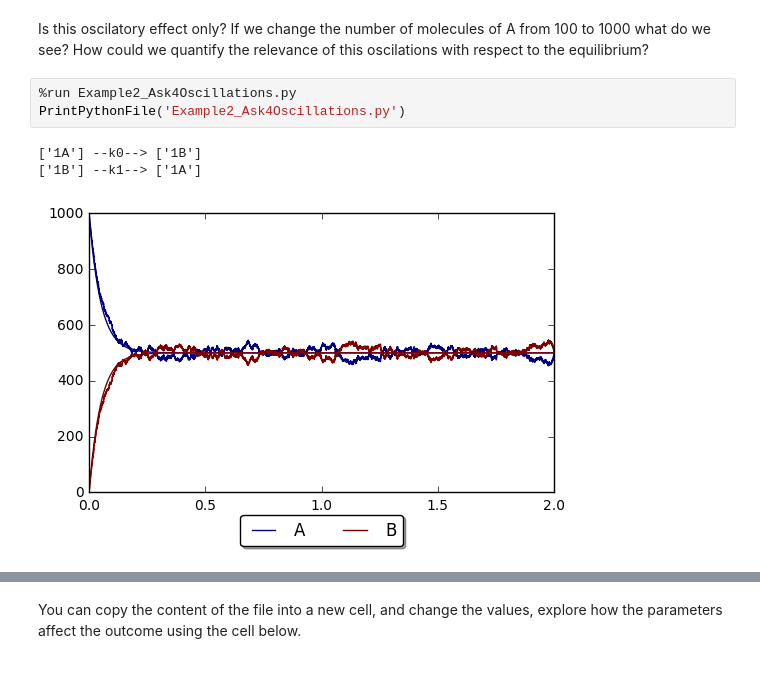
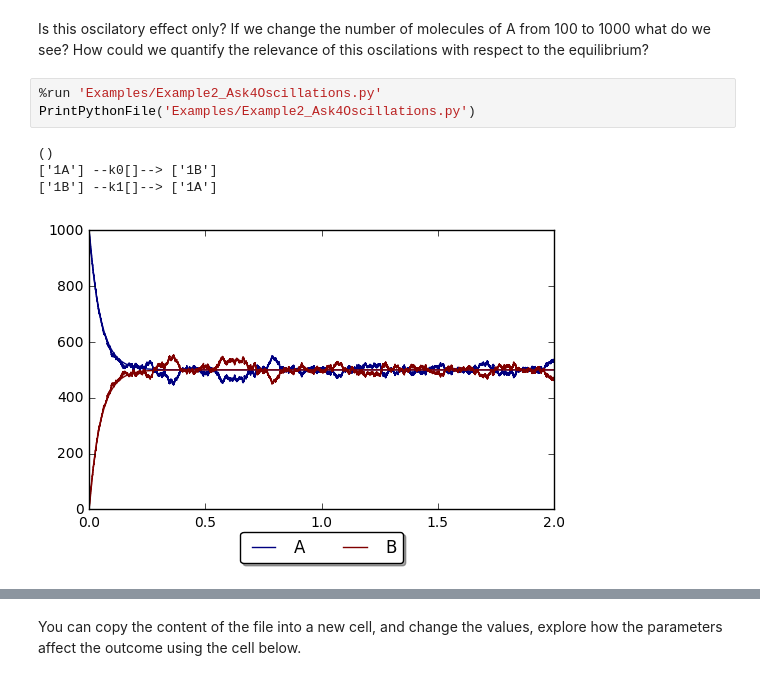
Before and after one commit to manulera/ModellingCourse, a Jupyter notebook: ReAct/ReAct_Notebook.ipynb, the cells around one changed output, grey strips where cells are left out. Cells and saved outputs as stored; diff of their text form.

```diff
--- a/ReAct/ReAct_Notebook.ipynb
+++ b/ReAct/ReAct_Notebook.ipynb
@@ -81,12 +82,13 @@ PrintPythonFile('Example1_oscillations.py')
 # %% [markdown]
 Is this oscilatory effect only? If we change the number of molecules of A from 100 to 1000 what do we see? How could we quantify the relevance of this oscilations with respect to the equilibrium?
 # %%
-%run Example2_Ask4Oscillations.py
-PrintPythonFile('Example2_Ask4Oscillations.py')
+%run 'Examples/Example2_Ask4Oscillations.py'
+PrintPythonFile('Examples/Example2_Ask4Oscillations.py')
 # %% [output]
-['1A'] --k0--> ['1B']
-['1B'] --k1--> ['1A']
+()
+['1A'] --k0[]--> ['1B']
+['1B'] --k1[]--> ['1A']
-[figure, old version]
+[figure, new version]
 [interactive output not drawn]
 # %% [markdown]
 You can copy the content of the file into a new cell, and change the values, explore how the parameters affect the outcome using the cell below.
```
Also changed, not shown: parts of 7 cells of this notebook, 53 other files.
